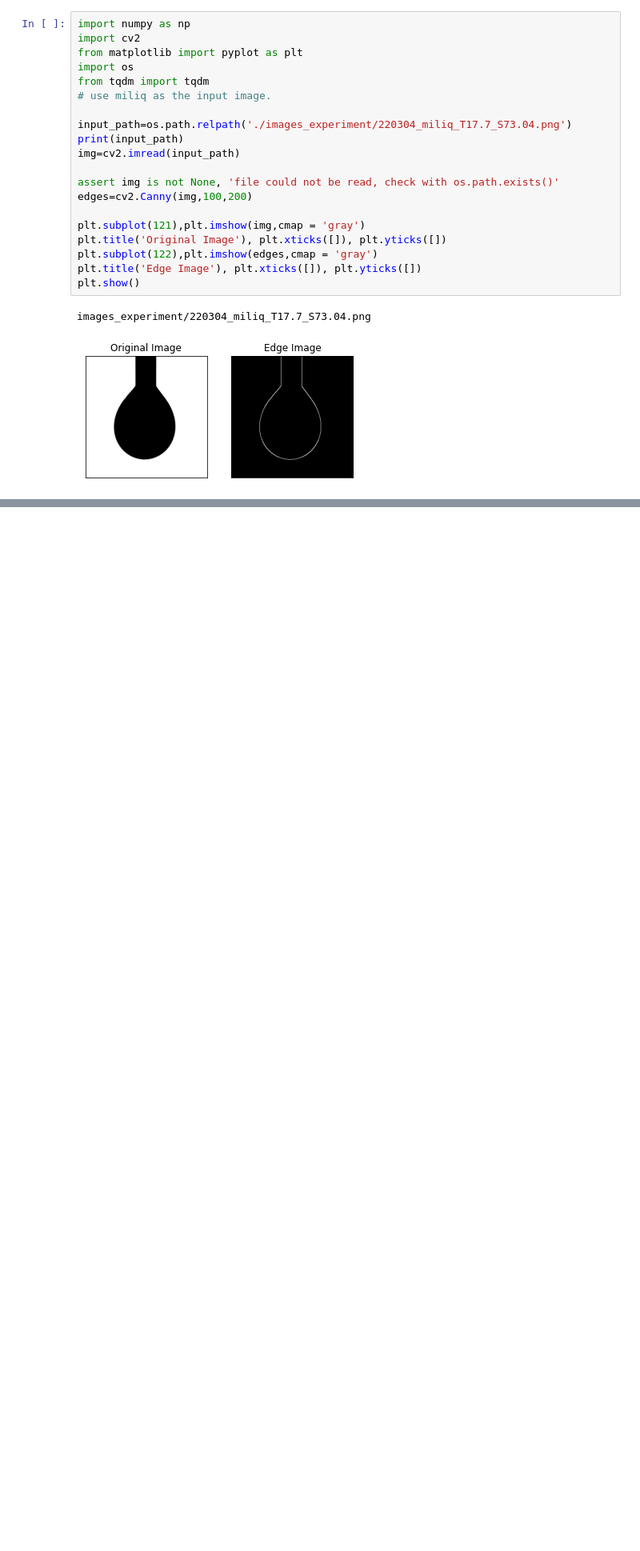
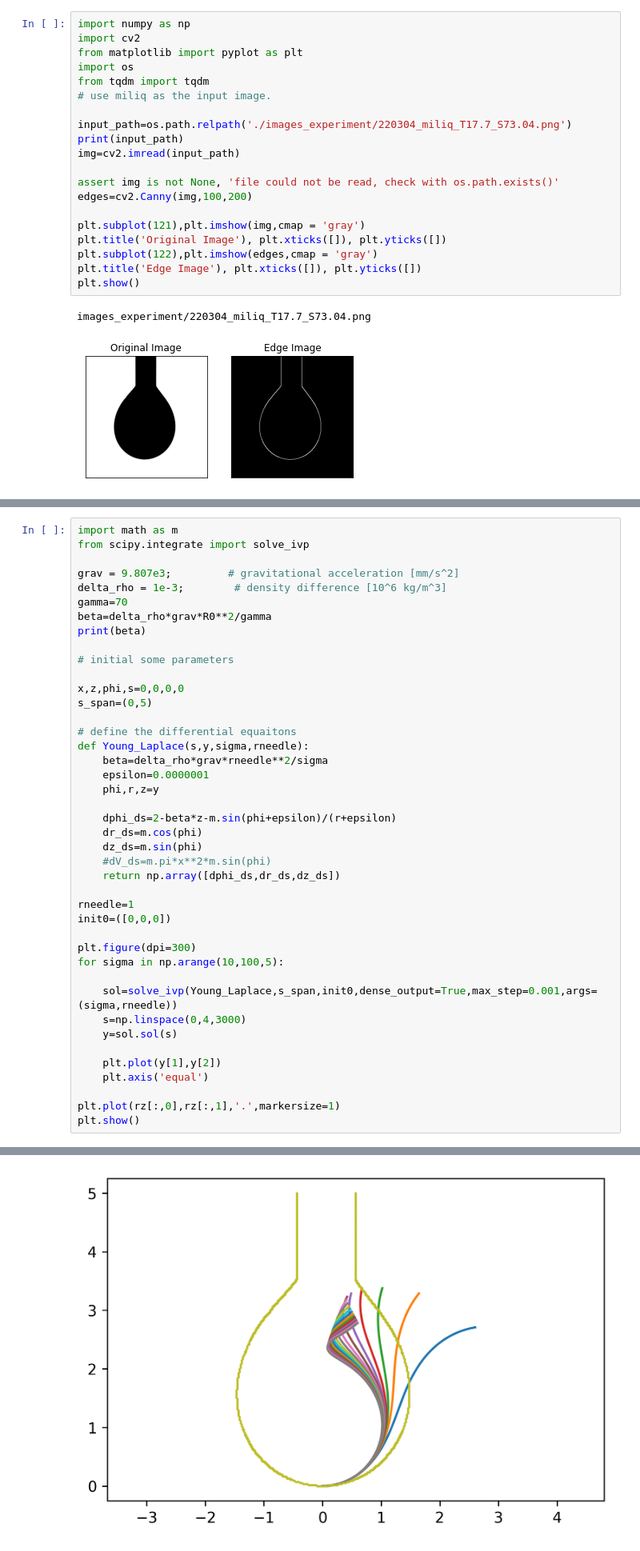
Before and after one commit to Lomolanisgo/Bayesian_PendantDrop_Tensiometry, a Jupyter notebook: Classical_PDT.ipynb, the cells around one changed output, grey strips where cells are left out. Shown at 80% size. Drawn from its saved outputs; the diff is of its cells as text; blank space fills up the shorter version.

```diff
--- a/Classical_PDT.ipynb
+++ b/Classical_PDT.ipynb
@@ -62,0 +143,43 @@ plt.show()
+# %%
+import math as m
+from scipy.integrate import solve_ivp
+
+grav = 9.807e3;         # gravitational acceleration [mm/s^2]
+delta_rho = 1e-3;        # density difference [10^6 kg/m^3]
+gamma=70
+beta=delta_rho*grav*R0**2/gamma
+print(beta)
+
+# initial some parameters
+
+x,z,phi,s=0,0,0,0
+s_span=(0,5)
+
+# define the differential equaitons
+def Young_Laplace(s,y,sigma,rneedle):
+    beta=delta_rho*grav*rneedle**2/sigma
+    epsilon=0.0000001
+    phi,r,z=y
+
+    dphi_ds=2-beta*z-m.sin(phi+epsilon)/(r+epsilon)
+    dr_ds=m.cos(phi)
+    dz_ds=m.sin(phi)
+    #dV_ds=m.pi*x**2*m.sin(phi)
+    return np.array([dphi_ds,dr_ds,dz_ds])
+
+rneedle=1
+init0=([0,0,0])
+
+plt.figure(dpi=300)
+for sigma in np.arange(10,100,5):
+
+    sol=solve_ivp(Young_Laplace,s_span,init0,dense_output=True,max_step=0.001,args=(sigma,rneedle))
+    s=np.linspace(0,4,3000)
+    y=sol.sol(s)
+
+    plt.plot(y[1],y[2])
+    plt.axis('equal')
+
+plt.plot(rz[:,0],rz[:,1],'.',markersize=1)
+plt.show()
+# %% [output]
@@ -63 +187,2 @@ plt.show()
+[figure, added]
 # %%
```
Also changed, not shown: parts of 9 cells of this notebook.
